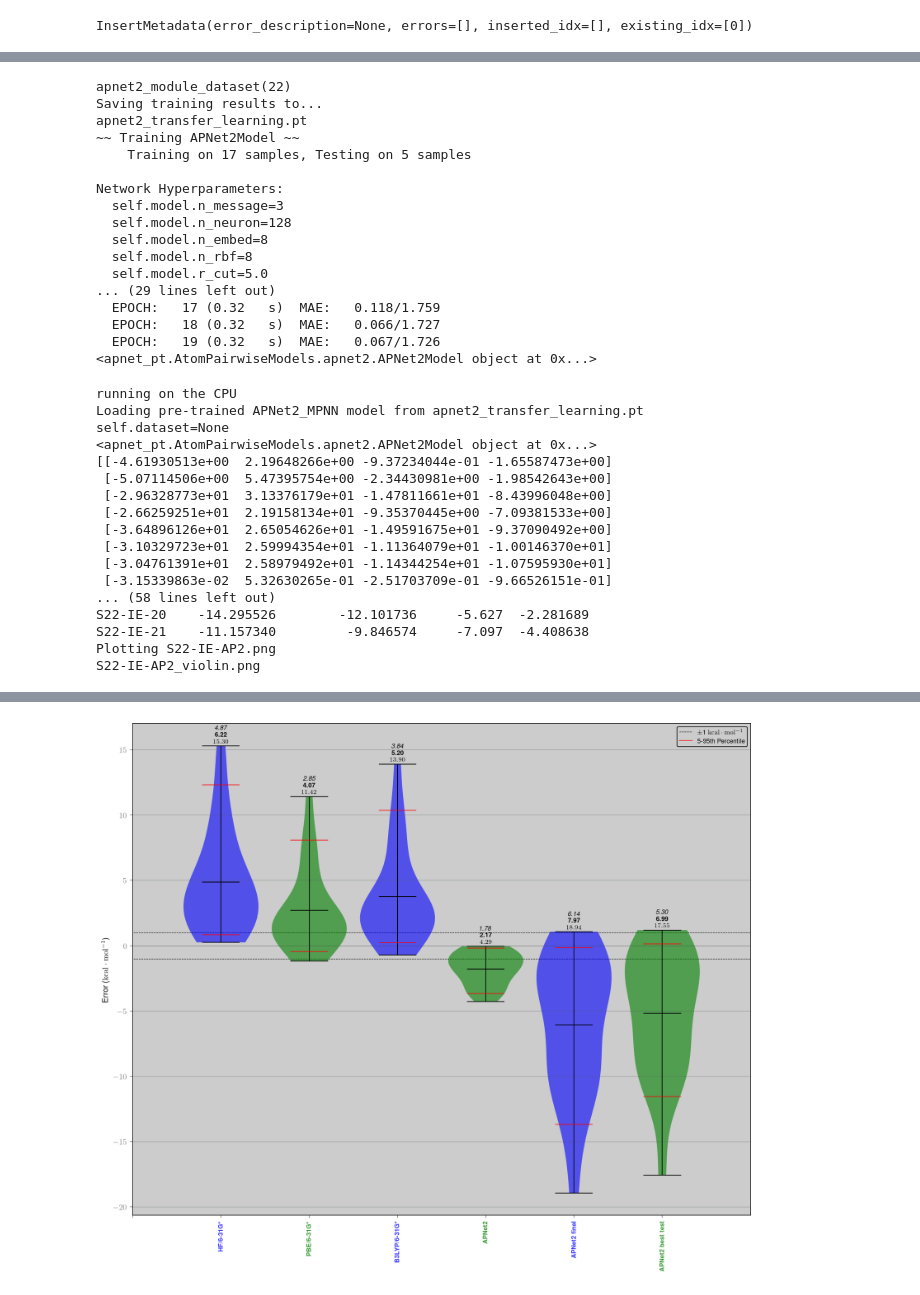
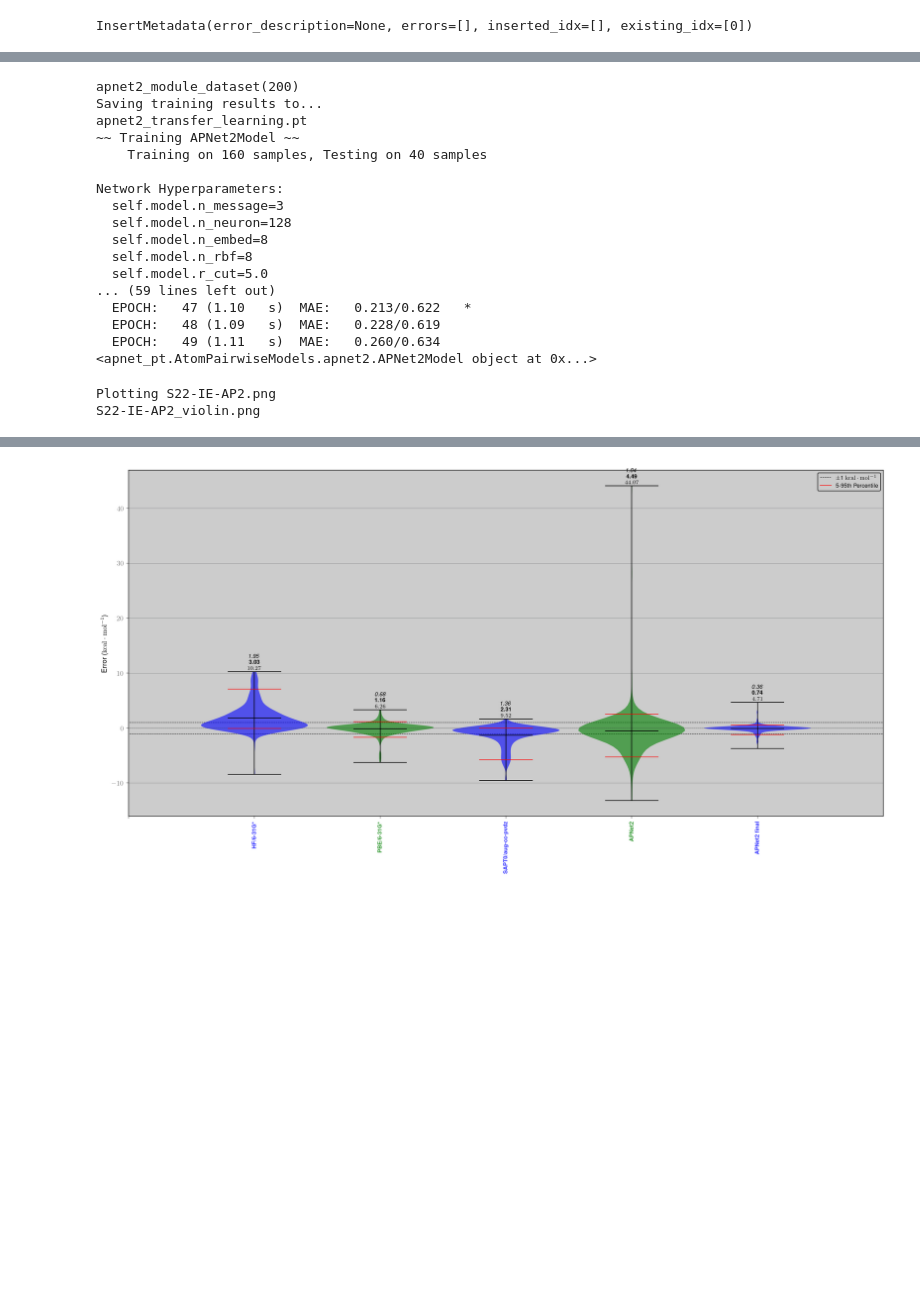
Before and after one commit to cyber-shuttle/psi4_interaction_energy_cybershuttle, a Jupyter notebook: demo.ipynb, the cells around one changed output, grey strips where cells are left out. Drawn from its saved outputs; the diff is of its cells as text; code cells hidden in the pictures; blank space fills up the shorter version.

Commit message:
transfer learning example

```diff
--- a/demo.ipynb
+++ b/demo.ipynb
@@ -624,9 +579,12 @@ S22-IE_violin.png
 import apnet_pt
 from apnet_pt.AtomPairwiseModels.apnet2 import APNet2Model
 
-ap2 = APNet2Model(dataset=ds2).set_pretrained_model(model_id=0)
+atom_model = apnet_pt.AtomModels.ap2_atom_model.AtomModel().set_pretrained_model(model_id=0)
+ap2 = APNet2Model(atom_model=atom_model.model).set_pretrained_model(model_id=0)
+ap2.atom_model = atom_model.model
 apnet2_ies_predicted = ap2.predict_qcel_mols(
     mols=df_plot['qcel_molecule'].tolist(),
+    batch_size=16
 )
 # %% [output]
 running on the CPU
@@ -672,18 +651,12 @@ S22-IE-AP2_violin.png
 # %%
-# Training models on new QM data for Transfer Learning Task
+# Training models on new QM data: Transfer Learning
 
 from apnet_pt import pairwise_datasets
-
-print(
-    df_plot['qcel_molecule'].tolist(),
-    df_plot['PBE/6-31G*'].tolist(),
-)
-print(len(df_plot['qcel_molecule'].tolist()))
 
 ds2 = pairwise_datasets.apnet2_module_dataset(
     root="data_dir",
     spec_type=None,
-    atom_model=apnet_pt.AtomModels.ap2_atom_model.AtomModel().set_pretrained_model(model_id=0),
+    atom_model=atom_model,
     qcel_molecules=df_plot['qcel_molecule'].tolist(),
     energy_labels=[np.array([i]) for i in df_plot['reference'].tolist()],
     skip_compile=True,
@@ -692,9 +665,6 @@ ds2 = pairwise_datasets.apnet2_module_dataset(
     prebatched=False,
     in_memory=True,
     batch_size=4,
-    # datapoint_storage_n_objects=4,
 )
-print("APNet2 dataset created")
 print(ds2)
-# print(ds2.data)
 # %% [output]
@@ -718,20 +688,19 @@ apnet2_module_dataset(22)
 # %%
 # Transfer Learning APNet2 model on computed QM data
-print(ds2)
 ap2.train(
-    n_epochs=2,
+    dataset=ds2,
+    n_epochs=50,
     transfer_learning=True,
     skip_compile=True,
     model_path="apnet2_transfer_learning.pt",
     split_percent=0.8,
 )
-print(ap2)
 # %% [output]
-apnet2_module_dataset(22)
+apnet2_module_dataset(200)
 Saving training results to...
 apnet2_transfer_learning.pt
 ~~ Training APNet2Model ~~
-    Training on 17 samples, Testing on 5 samples
+    Training on 160 samples, Testing on 40 samples
 
 Network Hyperparameters:
   self.model.n_message=3
@@ -739,66 +708,37 @@ Network Hyperparameters:
   self.model.n_embed=8
   self.model.n_rbf=8
   self.model.r_cut=5.0
-... (29 lines left out)
-  EPOCH:   17 (0.32   s)  MAE:   0.118/1.759
-  EPOCH:   18 (0.32   s)  MAE:   0.066/1.727
-  EPOCH:   19 (0.32   s)  MAE:   0.067/1.726
+... (59 lines left out)
+  EPOCH:   47 (1.10   s)  MAE:   0.213/0.622   *
+  EPOCH:   48 (1.09   s)  MAE:   0.228/0.619
+  EPOCH:   49 (1.11   s)  MAE:   0.260/0.634
 <apnet_pt.AtomPairwiseModels.apnet2.APNet2Model object at 0x...>
 # %%
-ap2_best_test = APNet2Model(
-    atom_model=ap2.atom_model,
-    pre_trained_model_path="apnet2_transfer_learning.pt",
-)
-print(ap2_best_test)
-
 # AP-Net2 IE
 apnet2_ies_predicted_final = ap2.predict_qcel_mols(
     mols=df_plot['qcel_molecule'].tolist(),
+    batch_size=16,
 )
-apnet2_ies_predicted_best_test = ap2_best_test.predict_qcel_mols(
-    mols=df_plot['qcel_molecule'].tolist(),
-)
-print(apnet2_ies_predicted_final)
-print(apnet2_ies_predicted_best_test)
 df_plot['APNet2 final'] = np.sum(apnet2_ies_predicted_final, axis=1)
-df_plot['APNet2 best test'] = np.sum(apnet2_ies_predicted_best_test, axis=1)
-print(df_plot[['APNet2 final', 'APNet2 best test', 'reference', 'PBE/6-31G*']])
 df_plot['APNet2 final error'] = (df_plot['APNet2 final'] - df_plot['reference']).astype(float)
-df_plot['APNet2 best test error'] = (df_plot['APNet2 best test'] - df_plot['reference']).astype(float)
 
 error_statistics.violin_plot(
     df_plot,
     df_labels_and_columns={
         "HF/6-31G*": "HF/6-31G* error",
         "PBE/6-31G*": "PBE/6-31G* error",
-        "B3LYP/6-31G*": "B3LYP/6-31G* error",
+        "SAPT0/aug-cc-pvdz": "SAPT0/aug-cc-pvdz error",
         "APNet2": "APNet2 error",
         "APNet2 final": "APNet2 final error",
-        "APNet2 best test": "APNet2 best test error",
     },
     output_filename="S22-IE-AP2.png",
-    figure_size=(4, 4),
+    figure_size=(6, 4),
 )
 # %% [output]
-running on the CPU
-Loading pre-trained APNet2_MPNN model from apnet2_transfer_learning.pt
-self.dataset=None
-<apnet_pt.AtomPairwiseModels.apnet2.APNet2Model object at 0x...>
-[[-4.61930513e+00  2.19648266e+00 -9.37234044e-01 -1.65587473e+00]
- [-5.07114506e+00  5.47395754e+00 -2.34430981e+00 -1.98542643e+00]
- [-2.96328773e+01  3.13376179e+01 -1.47811661e+01 -8.43996048e+00]
- [-2.66259251e+01  2.19158134e+01 -9.35370445e+00 -7.09381533e+00]
- [-3.64896126e+01  2.65054626e+01 -1.49591675e+01 -9.37090492e+00]
- [-3.10329723e+01  2.59994354e+01 -1.11364079e+01 -1.00146370e+01]
- [-3.04761391e+01  2.58979492e+01 -1.14344254e+01 -1.07595930e+01]
- [-3.15339863e-02  5.32630265e-01 -2.51703709e-01 -9.66526151e-01]
-... (58 lines left out)
-S22-IE-20    -14.295526        -12.101736     -5.627  -2.281689
-S22-IE-21    -11.157340         -9.846574     -7.097  -4.408638
 Plotting S22-IE-AP2.png
 S22-IE-AP2_violin.png
 [figure]
-[figure, old version]
+[figure, new version]
 # %%
 # Be careful with this for it can corrupt running status...
 # !ps aux | grep qcfractal | awk '{ print $2 }' | xargs kill -9
```
Also changed, not shown: parts of 30 cells of this notebook, 5 other files.
